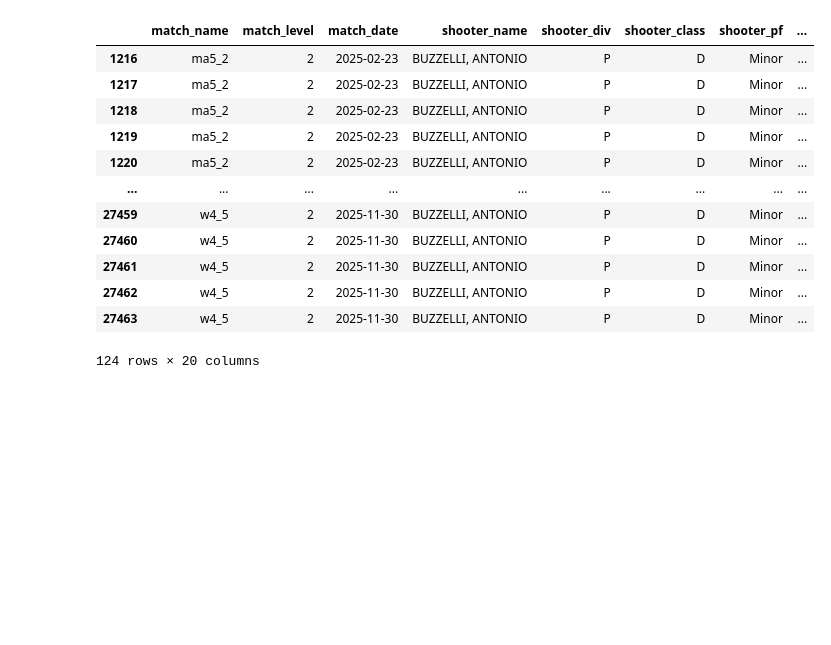
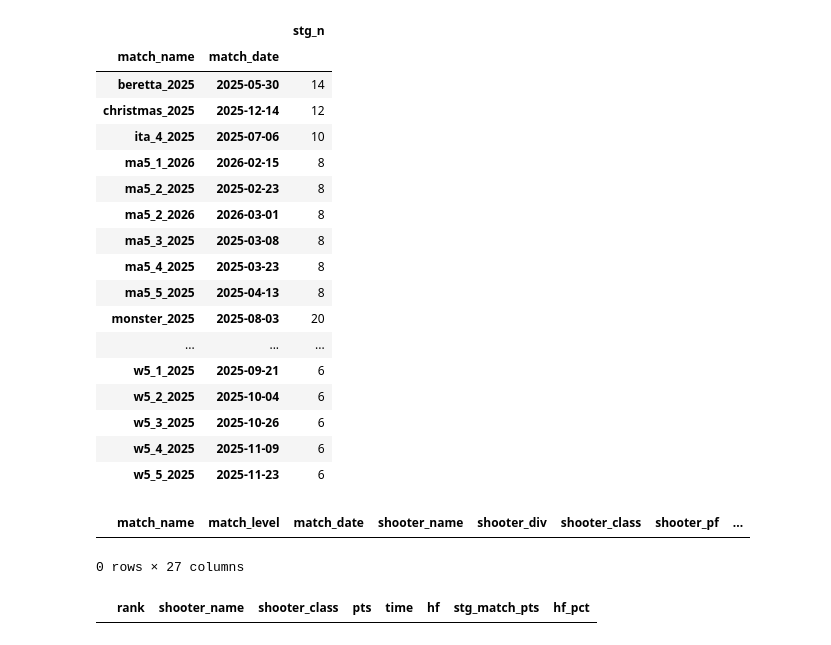
Before and after one commit to antobzzll/ipsc-performance, a Jupyter notebook: data/scraper2.ipynb, the cells around one changed output. Drawn from its saved outputs; the diff is of its cells as text; code cells hidden in the pictures; blank space fills up the shorter version.

Commit message:
new scraper + col names update

```diff
--- a/data/scraper2.ipynb
+++ b/data/scraper2.ipynb
@@ -184,22 +184,30 @@ def get_match_data_text(match_file: str | Path) -> pd.DataFrame:
         df[col] = pd.to_numeric(df[col], errors="coerce")
 
     df["pts"] = pd.to_numeric(df["pts"], errors="coerce").fillna(0).astype(int)
+    df['time'] = pd.to_numeric(df['time'], errors='coerce')
     # df["hit_factor"] = (df["pts"] / df["time"]).round(4)
 
+    year = match_date[:4]
+    df['match_name'] = df['match_name'] + f"_{year}"
     cols = [
         "match_name", "match_level", "match_date",
         "shooter", "div", "class", "power_factor", "cat",
-        "stg", "factor",  "time", "pts", "a", "c", "d",
+        "stg", "factor", "time", "pts", "a", "c", "d",
         "ded", "mi", "ns", "pe", "ot",
     ]
     df = df[[c for c in cols if c in df.columns]]
     cols = [
         "match_name", "match_level", "match_date",
         "shooter_name", "shooter_div", "shooter_class", "shooter_pf", "shooter_cat",
-        "stg_n", "stg_hf", "stg_time", "stg_pts", "stg_a", "stg_c", "stg_d",
-        "stg_ded", "stg_mi", "stg_ns", "stg_pe", "stg_ot",
+        "stg_n", "hf", "time", "pts", "a", "c", "d",
+        "ded", "mi", "ns", "pe", "ot",
     ]
     df.columns = cols
+
+    cols = ['a','c','d','mi','ns', 'stg_n', 'match_level']
+    df[cols] = df[cols].apply(pd.to_numeric, errors='coerce').fillna(0).astype(int)
+
+
     return df
 
 
@@ -219,20 +228,42 @@ df = collect_matches_text("pdf")
 # %%
-df[df["shooter_name"].str.contains("BUZZELLI, ANTONIO", na=False)]
+df[df["shooter_name"].str.contains("BUZZELLI, ANTONIO", na=False)].groupby(['match_name', 'match_date']).agg({'stg_n': 'size'})
 # [
 #     ["match_name", "shooter", "div", "class", "stg", "pts", "time", "factor"]
 # ]
 # %% [output]
-|  | match_name | match_level | match_date | shooter_name | shooter_div | shooter_class | shooter_pf | ... |
-| 1216 | ma5_2 | 2 | 2025-02-23 | BUZZELLI, ANTONIO | P | D | Minor | ... |
-| 1217 | ma5_2 | 2 | 2025-02-23 | BUZZELLI, ANTONIO | P | D | Minor | ... |
-| 1218 | ma5_2 | 2 | 2025-02-23 | BUZZELLI, ANTONIO | P | D | Minor | ... |
-| 1219 | ma5_2 | 2 | 2025-02-23 | BUZZELLI, ANTONIO | P | D | Minor | ... |
-| 1220 | ma5_2 | 2 | 2025-02-23 | BUZZELLI, ANTONIO | P | D | Minor | ... |
-| ... | ... | ... | ... | ... | ... | ... | ... | ... |
-| 27459 | w4_5 | 2 | 2025-11-30 | BUZZELLI, ANTONIO | P | D | Minor | ... |
-| 27460 | w4_5 | 2 | 2025-11-30 | BUZZELLI, ANTONIO | P | D | Minor | ... |
-| 27461 | w4_5 | 2 | 2025-11-30 | BUZZELLI, ANTONIO | P | D | Minor | ... |
-| 27462 | w4_5 | 2 | 2025-11-30 | BUZZELLI, ANTONIO | P | D | Minor | ... |
-| 27463 | w4_5 | 2 | 2025-11-30 | BUZZELLI, ANTONIO | P | D | Minor | ... |
+|  |  | stg_n |
+| match_name | match_date |  |
+| beretta_2025 | 2025-05-30 | 14 |
+| christmas_2025 | 2025-12-14 | 12 |
+| ita_4_2025 | 2025-07-06 | 10 |
+| ma5_1_2026 | 2026-02-15 | 8 |
+| ma5_2_2025 | 2025-02-23 | 8 |
+| ma5_2_2026 | 2026-03-01 | 8 |
+| ma5_3_2025 | 2025-03-08 | 8 |
+| ma5_4_2025 | 2025-03-23 | 8 |
+| ma5_5_2025 | 2025-04-13 | 8 |
+| monster_2025 | 2025-08-03 | 20 |
+| ... | ... | ... |
+| w5_1_2025 | 2025-09-21 | 6 |
+| w5_2_2025 | 2025-10-04 | 6 |
+| w5_3_2025 | 2025-10-26 | 6 |
+| w5_4_2025 | 2025-11-09 | 6 |
+| w5_5_2025 | 2025-11-23 | 6 |
-124 rows × 20 columns
+# %%
+
+df['stg_max_pts'] = (5 * (df['a'] + df['c'] + df['d'] + df['mi'])).astype(int)
+df['pts_pct'] = (df['pts'] / df['stg_max_pts']).round(4)
+df['winner_time'] = df.groupby(['match_name','match_date','shooter_div','stg_n'])['time'] \
+    .transform(lambda s: s.loc[df.loc[s.index, 'hf'].idxmax()])
+df['pct_winner_time'] = df['winner_time'] / df['time']
+df['stg_max_hf'] = df.groupby(
+    ['match_name', 'match_date', 'shooter_div', 'stg_n']
+)['hf'].transform('max')
+df['hf_pct'] = (df['hf'] / df['stg_max_hf']).round(4)
+df['stg_match_pts'] = df['stg_max_pts'] * df['hf_pct']
+df['hf'] = (df['pts'] / df['time']).round(4)
+df[(df['match_name'] == 'monster') & (df['shooter_name'] == 'PERAZZOLI, FRANCESCO')]
+# %% [output]
+|  | match_name | match_level | match_date | shooter_name | shooter_div | shooter_class | shooter_pf | ... |
+0 rows × 27 columns
 # %%
@@ -246,3 +278,17 @@ for match, median in match_stg_median.items():
         count_stg = shooter_df.shape[0]
         if count_stg != median:
             print(match, shooter)
+# %%
+def stage_standing(df, match, match_date, shooter_div, stg_n):
+    stage_df = df[
+        (df['match_name'] == match) &
+        (df['match_date'] == match_date) &
+        (df['shooter_div'] == shooter_div) &
+        (df['stg_n'] == stg_n)
+    ].copy().sort_values('hf', ascending=False)
+    stage_df['rank'] = stage_df['hf'].rank(method='max', ascending=False)
+    return stage_df[['rank', 'shooter_name', 'shooter_class', 'pts', 'time', 'hf', 'stg_match_pts', 'hf_pct']]
+
+stage_standing(df, 'monster', '2025-08-03', 'P', 1)
+# %% [output]
+|  | rank | shooter_name | shooter_class | pts | time | hf | stg_match_pts | hf_pct |
```
Also changed, not shown: parts of 7 cells of this notebook, 9 other files.
